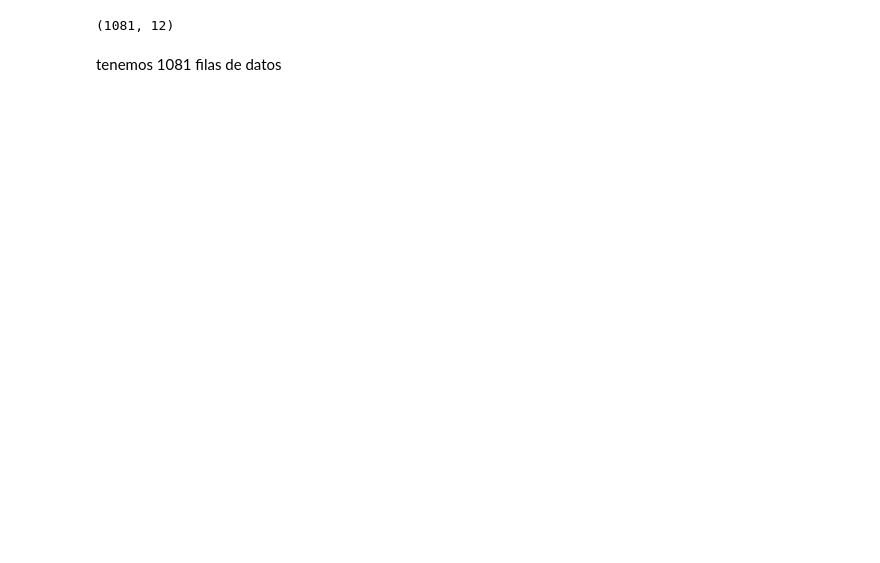
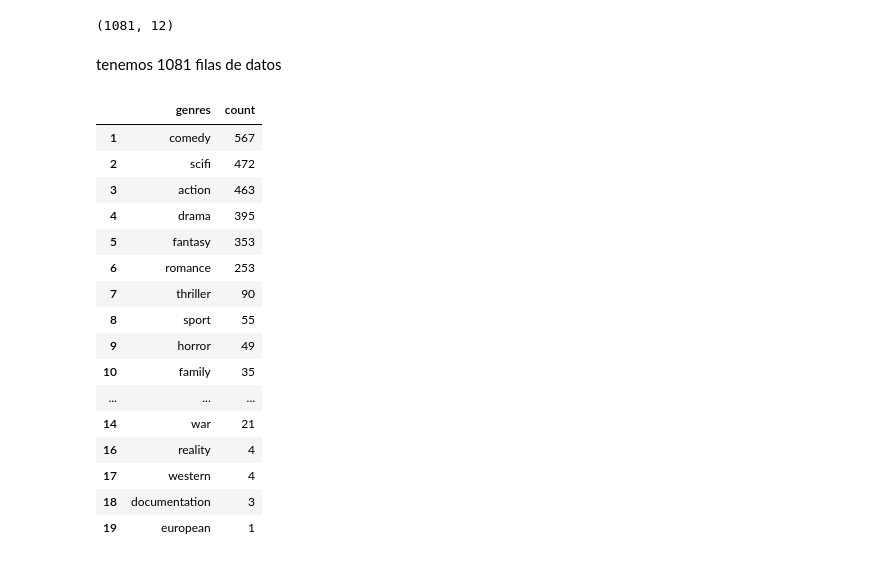
Before and after one commit to Eva02Daruma/presentacion-de-IA, a Jupyter notebook: main.ipynb, the cells around one changed output. Saved outputs shown, nothing was run; the diff lists cells and outputs as text; code cells hidden in the pictures; blank space fills up the shorter version.

```diff
--- a/main.ipynb
+++ b/main.ipynb
@@ -75,0 +88,20 @@ tenemos 1081 filas de datos
+# %%
+genres_summary
+# %% [output]
+|  | genres | count |
+| 1 | comedy | 567 |
+| 2 | scifi | 472 |
+| 3 | action | 463 |
+| 4 | drama | 395 |
+| 5 | fantasy | 353 |
+| 6 | romance | 253 |
+| 7 | thriller | 90 |
+| 8 | sport | 55 |
+| 9 | horror | 49 |
+| 10 | family | 35 |
+| ... | ... | ... |
+| 14 | war | 21 |
+| 16 | reality | 4 |
+| 17 | western | 4 |
+| 18 | documentation | 3 |
+| 19 | european | 1 |
```
Also changed, not shown: parts of 7 cells of this notebook.
